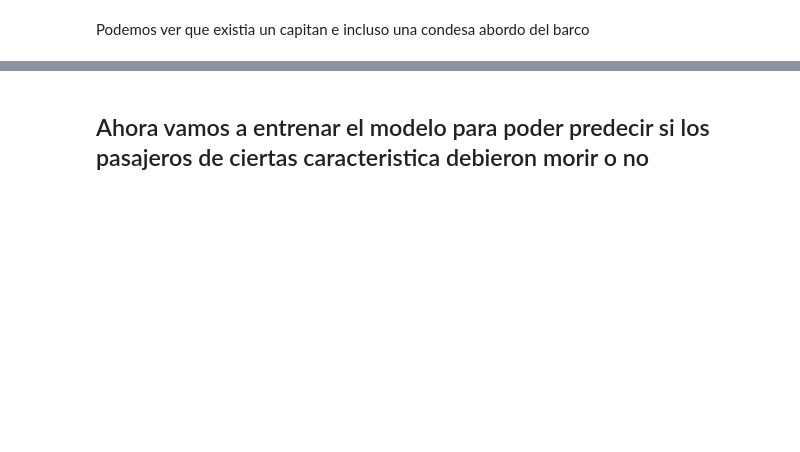
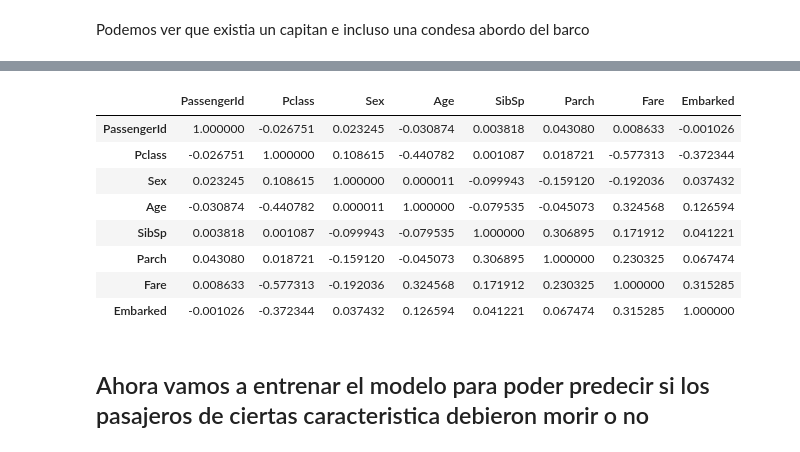
Before and after one commit to leobrandoon/Titanic_kaggle, a Jupyter notebook: Titanic.ipynb, the cells around one changed output, grey strips where cells are left out. Saved outputs shown, nothing was run; the diff lists cells and outputs as text; code cells hidden in the pictures; blank space fills up the shorter version.

Commit message:
Add files via upload
Mejorando algunas predicciones para subir el desafio

```diff
--- a/Titanic.ipynb
+++ b/Titanic.ipynb
@@ -278,7 +271,22 @@ train.head()
 # %% [markdown]
 Lo que haremos primero es transformar las variables Sex y Embarked en var categoricas
 # %%
+#importamos los datos pasamos el id de pasajero como index
+train = pd.read_csv(r'data\train.csv')
+test = pd.read_csv(r'data\test.csv')
+
+
+
 # exiten varias formar de transformar datos
 train['Sex'].replace(['female','male'],[0,1],inplace=True)
 train['Embarked'].replace(['Q','S', 'C'],[0,1,2],inplace=True)
+
+#para la data test
+test['Sex'].replace(['female','male'],[0,1],inplace=True)
+test['Embarked'].replace(['Q','S', 'C'],[0,1,2],inplace=True)
+# %%
+#Eliminaremos la calumna
+train = train.drop(['PassengerId','Name','Ticket','Cabin'],axis=1)
+
+test = test.drop(['Name','Ticket','Cabin'],axis=1)
 # %%
@@ -305,5 +330,11 @@ test['Age'].median()
 #Remplazamos los datos nulos por la mediana en cafa caso
 train['Age'].fillna(train['Age'].mean(), inplace=True)
 train['Embarked'].fillna(train['Embarked'].median(), inplace=True)
+train['Fare'].fillna(train['Fare'].median(), inplace=True)
+
+
+test['Age'].fillna(test['Age'].mean(), inplace=True)
+test['Embarked'].fillna(test['Embarked'].median(), inplace=True)
+test['Fare'].fillna(test['Fare'].median(), inplace=True)
 # %%
 train.isna().sum()
@@ -340,2 +363,14 @@ train.corr().style.background_gradient()
+# %%
+test.corr().style.background_gradient()
+# %% [output]
+|  | PassengerId | Pclass | Sex | Age | SibSp | Parch | Fare | Embarked |
+| PassengerId | 1.000000 | -0.026751 | 0.023245 | -0.030874 | 0.003818 | 0.043080 | 0.008633 | -0.001026 |
+| Pclass | -0.026751 | 1.000000 | 0.108615 | -0.440782 | 0.001087 | 0.018721 | -0.577313 | -0.372344 |
+| Sex | 0.023245 | 0.108615 | 1.000000 | 0.000011 | -0.099943 | -0.159120 | -0.192036 | 0.037432 |
+| Age | -0.030874 | -0.440782 | 0.000011 | 1.000000 | -0.079535 | -0.045073 | 0.324568 | 0.126594 |
+| SibSp | 0.003818 | 0.001087 | -0.099943 | -0.079535 | 1.000000 | 0.306895 | 0.171912 | 0.041221 |
+| Parch | 0.043080 | 0.018721 | -0.159120 | -0.045073 | 0.306895 | 1.000000 | 0.230325 | 0.067474 |
+| Fare | 0.008633 | -0.577313 | -0.192036 | 0.324568 | 0.171912 | 0.230325 | 1.000000 | 0.315285 |
+| Embarked | -0.001026 | -0.372344 | 0.037432 | 0.126594 | 0.041221 | 0.067474 | 0.315285 | 1.000000 |
 # %% [markdown]
 ## Ahora vamos a entrenar el modelo para poder predecir si los pasajeros de ciertas caracteristica debieron morir o no
```
Also changed, not shown: parts of 28 cells of this notebook.
